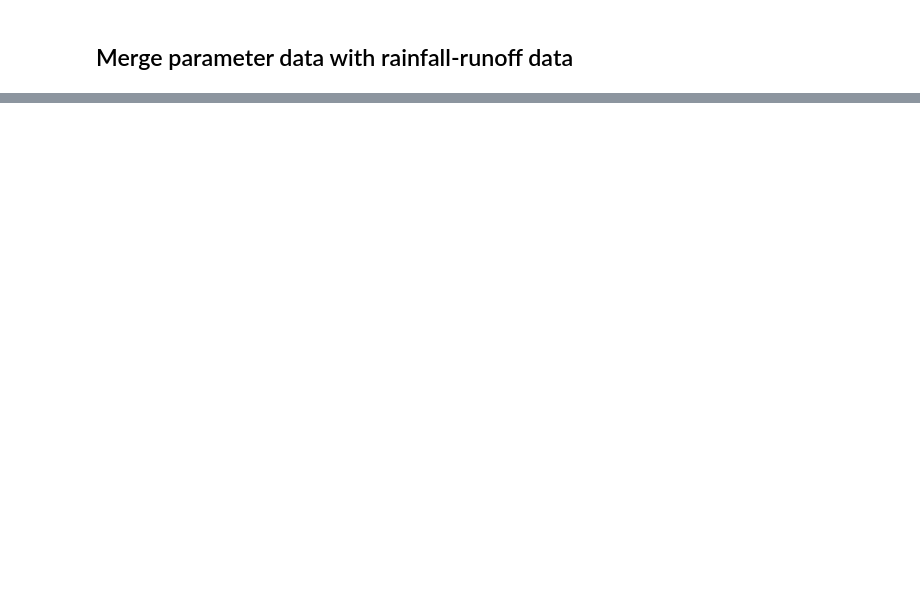
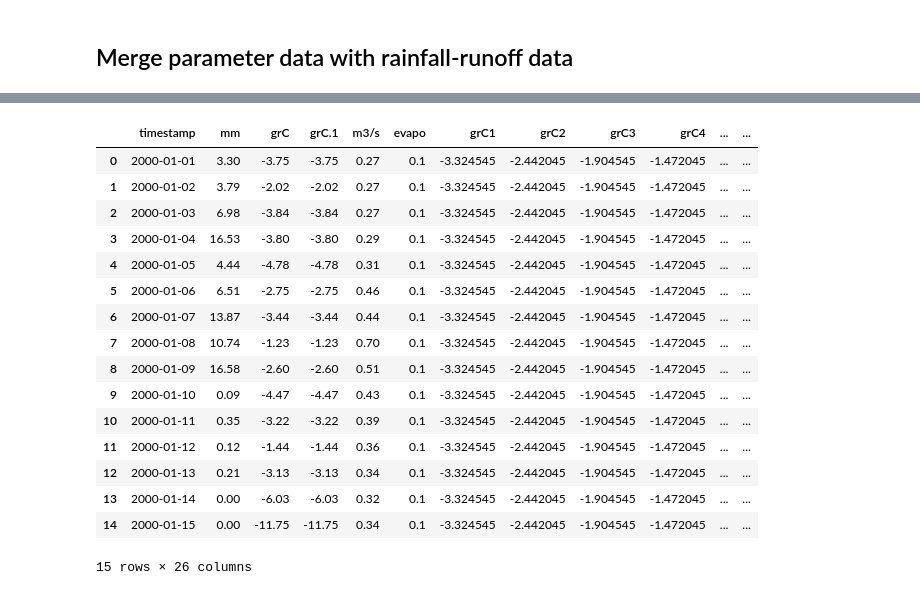
Before and after one commit to chrskj/TTK4853-hbv-ham5, a Jupyter notebook: Python/training_data_parser.ipynb, the cells around one changed output, grey strips where cells are left out. Cells and saved outputs as stored; diff of their text form; code cells hidden in the pictures; blank space fills up the shorter version.

```diff
--- a/Python/training_data_parser.ipynb
+++ b/Python/training_data_parser.ipynb
@@ -7,10 +7,10 @@ def read_rawdata(file_nr):
     filepath = folder + filename
 
     with open(filepath, 'rb') as f:
-        rawdata = f.read()
+        rawdata = f.readlines()
 
     # Cast byte to string data
-    return str(rawdata)
+    return rawdata
 # %%
 def get_param_value(data, key: str):
     index = data.find(key)
@@ -21,3 +21,12 @@ def get_param_value(data, key: str):
 
     value = float(data[index+OFFSET1+OFFSET2:index+OFFSET1])
     return value
+# %%
+import re
+def get_param_value2(data, key: str):
+    value = 0
+    for line in data:
+        if (" "+key+" ") in str(line):
+            value = re.findall("\d+\.\d+", str(line))
+
+    return float(value[0])
@@ -39,10 +60,11 @@ interesting_keys = [ELEVS, OTHER, EVAPOS]
 # Flatten lists inside list
 interesting_keys = [val for sublist in interesting_keys for val in sublist]
 # %%
-def read_interesting_params(data, keys):
+def read_interesting_params(file_nr, keys):
+    data = read_rawdata(file_nr)
     params_dict = {}
     for key in keys:
-        params_dict[key] = get_param_value(data, key)
+        params_dict[key] = get_param_value2(data, key)
     return params_dict
 # %%
 file_nr = 1
@@ -164,8 +182,0 @@ read_output_simulated_residual_data(file_nr)[0:35]
-# %%
-df = read_output_simulated_residual_data(file_nr)
-
-import datetime as dt
-date = df["timestamp"][1]
-pd.to_datetime(dt.datetime.strptime(date,'%Y-%m-%d')).month#.date())
-#dt.strptime(df["timestamp"][0], '%Y-%m-%d').date()
-#df["timestamp"][0]
@@ -173,0 +300,25 @@ pd.to_datetime(dt.datetime.strptime(date,'%Y-%m-%d')).month#.date())
+# %%
+file_nr = 1
+df = load_forcing_and_discharge(file_nr)
+params = read_interesting_params(file_nr, interesting_keys)
+
+df = add_param_data_to_df(df, params)
+df[0:15]
+# %% [output]
+|  | timestamp | mm | grC | grC.1 | m3/s | evapo | grC1 | grC2 | grC3 | grC4 | ... | ... |
+| 0 | 2000-01-01 | 3.30 | -3.75 | -3.75 | 0.27 | 0.1 | -3.324545 | -2.442045 | -1.904545 | -1.472045 | ... | ... |
+| 1 | 2000-01-02 | 3.79 | -2.02 | -2.02 | 0.27 | 0.1 | -3.324545 | -2.442045 | -1.904545 | -1.472045 | ... | ... |
+| 2 | 2000-01-03 | 6.98 | -3.84 | -3.84 | 0.27 | 0.1 | -3.324545 | -2.442045 | -1.904545 | -1.472045 | ... | ... |
+| 3 | 2000-01-04 | 16.53 | -3.80 | -3.80 | 0.29 | 0.1 | -3.324545 | -2.442045 | -1.904545 | -1.472045 | ... | ... |
+| 4 | 2000-01-05 | 4.44 | -4.78 | -4.78 | 0.31 | 0.1 | -3.324545 | -2.442045 | -1.904545 | -1.472045 | ... | ... |
+| 5 | 2000-01-06 | 6.51 | -2.75 | -2.75 | 0.46 | 0.1 | -3.324545 | -2.442045 | -1.904545 | -1.472045 | ... | ... |
+| 6 | 2000-01-07 | 13.87 | -3.44 | -3.44 | 0.44 | 0.1 | -3.324545 | -2.442045 | -1.904545 | -1.472045 | ... | ... |
+| 7 | 2000-01-08 | 10.74 | -1.23 | -1.23 | 0.70 | 0.1 | -3.324545 | -2.442045 | -1.904545 | -1.472045 | ... | ... |
+| 8 | 2000-01-09 | 16.58 | -2.60 | -2.60 | 0.51 | 0.1 | -3.324545 | -2.442045 | -1.904545 | -1.472045 | ... | ... |
+| 9 | 2000-01-10 | 0.09 | -4.47 | -4.47 | 0.43 | 0.1 | -3.324545 | -2.442045 | -1.904545 | -1.472045 | ... | ... |
+| 10 | 2000-01-11 | 0.35 | -3.22 | -3.22 | 0.39 | 0.1 | -3.324545 | -2.442045 | -1.904545 | -1.472045 | ... | ... |
+| 11 | 2000-01-12 | 0.12 | -1.44 | -1.44 | 0.36 | 0.1 | -3.324545 | -2.442045 | -1.904545 | -1.472045 | ... | ... |
+| 12 | 2000-01-13 | 0.21 | -3.13 | -3.13 | 0.34 | 0.1 | -3.324545 | -2.442045 | -1.904545 | -1.472045 | ... | ... |
+| 13 | 2000-01-14 | 0.00 | -6.03 | -6.03 | 0.32 | 0.1 | -3.324545 | -2.442045 | -1.904545 | -1.472045 | ... | ... |
+| 14 | 2000-01-15 | 0.00 | -11.75 | -11.75 | 0.34 | 0.1 | -3.324545 | -2.442045 | -1.904545 | -1.472045 | ... | ... |
+15 rows × 26 columns
```
Also changed, not shown: parts of 12 cells of this notebook.
